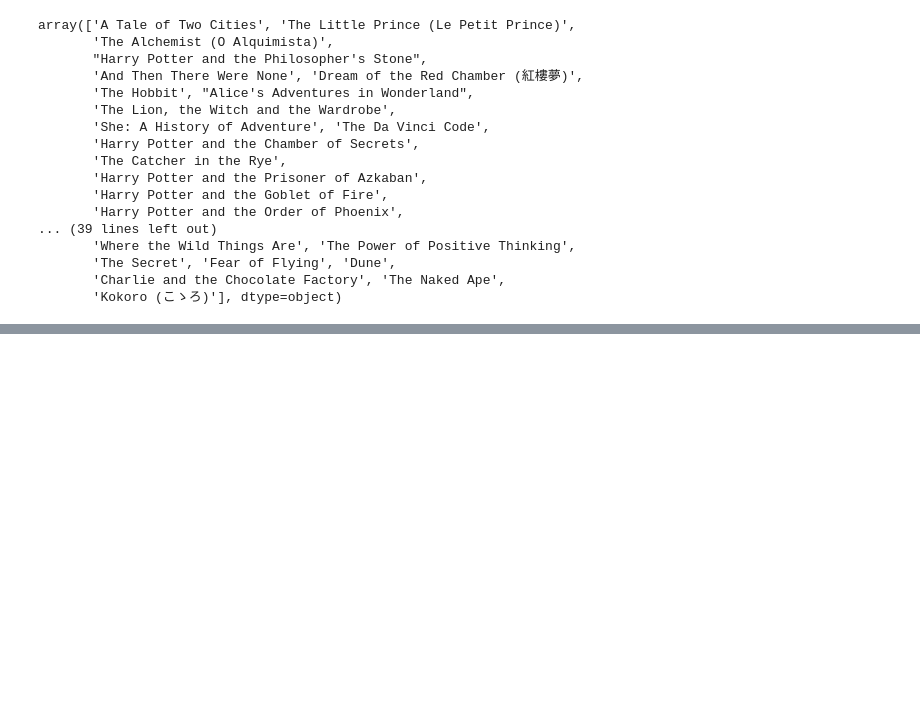
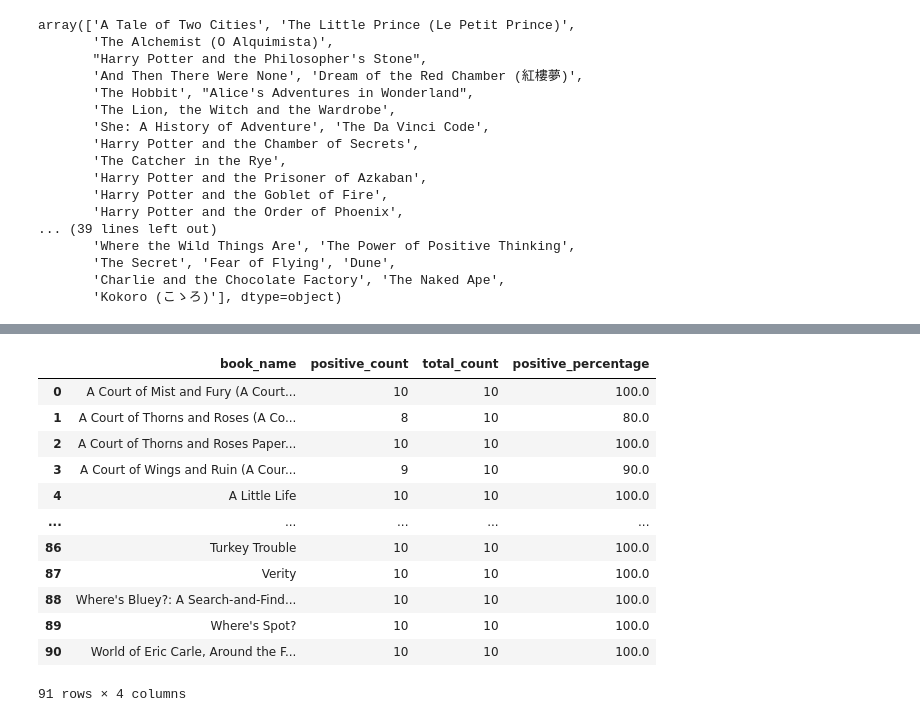
Before and after one commit to mi6oo6im/ml_books_review_sentiment_analysis, a Jupyter notebook: sales_analysis_and_prediction.ipynb, the cells around one changed output, grey strips where cells are left out. Saved outputs shown, nothing was run; the diff lists cells and outputs as text; code cells hidden in the pictures; blank space fills up the shorter version.

```diff
--- a/sales_analysis_and_prediction.ipynb
+++ b/sales_analysis_and_prediction.ipynb
@@ -84,0 +103,32 @@ array(['A Tale of Two Cities', 'The Little Prince (Le Petit Prince)',
+# %%
+# Step 1: Filter to include only positive reviews
+positive_reviews_predicted = data[data['sentiment_given'] == 'positive']
+
+# Step 2: Group by title to get the count of positive reviews per book
+positive_count = positive_reviews_predicted.groupby('book_name').size().reset_index(name='positive_count')
+
+# Step 3: Group the entire dataset by title to get the total count of reviews per book
+total_count = data.groupby('book_name').size().reset_index(name='total_count')
+
+# Step 4: Merge the positive count and total count DataFrames
+merged_df_predicted = pd.merge(positive_count, total_count, on='book_name')
+
+# Step 5: Calculate the percentage of positive reviews
+merged_df_predicted['positive_percentage'] = (merged_df_predicted['positive_count'] / merged_df_predicted['total_count']) * 100
+# %%
+# Display the result
+merged_df_predicted
+# %% [output]
+|  | book_name | positive_count | total_count | positive_percentage |
+| 0 | A Court of Mist and Fury (A Court... | 10 | 10 | 100.0 |
+| 1 | A Court of Thorns and Roses (A Co... | 8 | 10 | 80.0 |
+| 2 | A Court of Thorns and Roses Paper... | 10 | 10 | 100.0 |
+| 3 | A Court of Wings and Ruin (A Cour... | 9 | 10 | 90.0 |
+| 4 | A Little Life | 10 | 10 | 100.0 |
+| ... | ... | ... | ... | ... |
+| 86 | Turkey Trouble | 10 | 10 | 100.0 |
+| 87 | Verity | 10 | 10 | 100.0 |
+| 88 | Where's Bluey?: A Search-and-Find... | 10 | 10 | 100.0 |
+| 89 | Where's Spot? | 10 | 10 | 100.0 |
+| 90 | World of Eric Carle, Around the F... | 10 | 10 | 100.0 |
+91 rows × 4 columns
```
Also changed, not shown: parts of 10 cells of this notebook, 1 other file.
